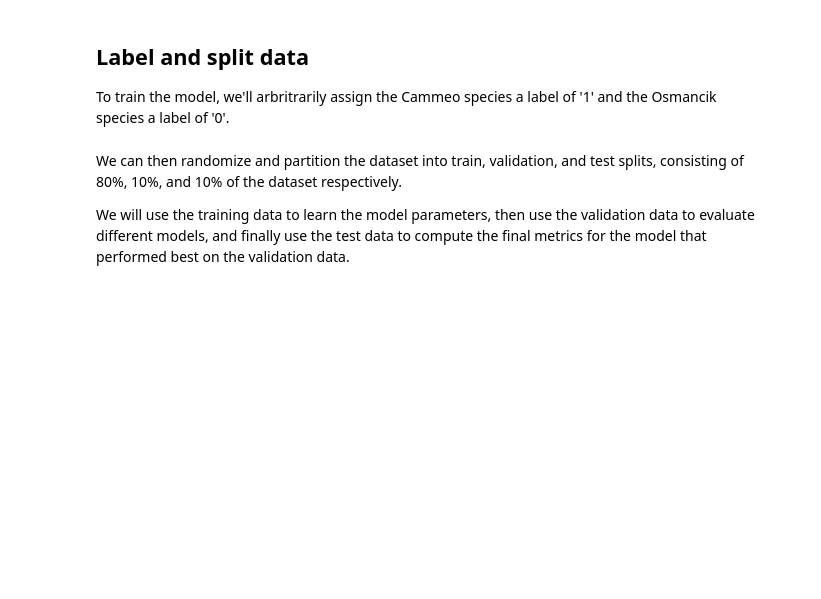
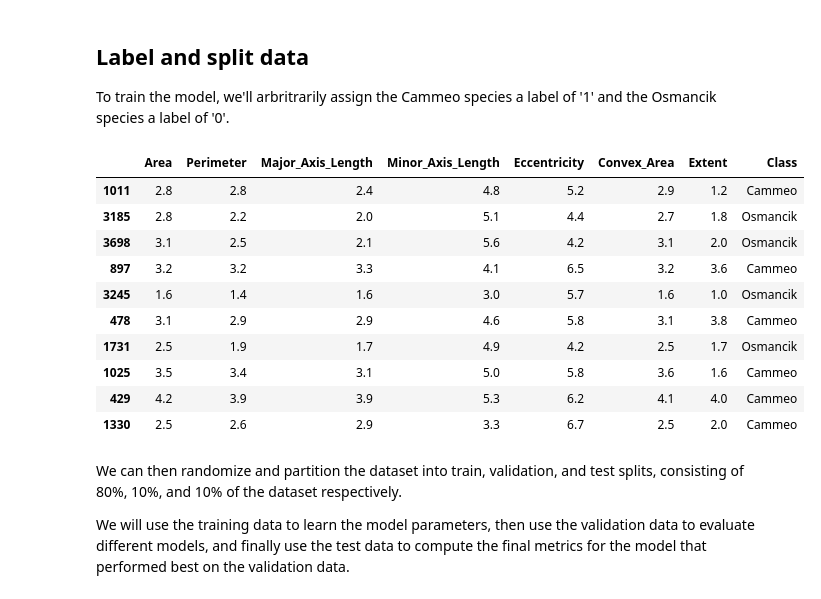
Before and after one commit to pipdaniels/binary-classifier-model, a Jupyter notebook: ml/cc/exercises/binary_classification_rice.ipynb, the cells around one changed output. Drawn from its saved outputs; the diff is of its cells as text; code cells hidden in the pictures; blank space fills up the shorter version.

```diff
--- a/ml/cc/exercises/binary_classification_rice.ipynb
+++ b/ml/cc/exercises/binary_classification_rice.ipynb
@@ -313,11 +313,28 @@ To train the model, we'll arbritrarily assign the Cammeo species a label of '1'
 # %%
 # Create a column setting the Cammeo label to '1' and the Osmancik label to '0'
 # then show 10 randomly selected rows.
 normalized_dataset['Class_Bool'] = (
     # Returns true if class is Cammeo, and false if class is Osmancik
     normalized_dataset['Class'] == 'Cammeo'
 ).astype(int)
 normalized_dataset.sample(10)
+
+normalized_dataset['Class_Bool'] = (
+    normalised_dataset['Class'] == 'Cameo'
+).astype(int)
+normalised_dataset.sample(10)
+# %% [output]
+|  | Area | Perimeter | Major_Axis_Length | Minor_Axis_Length | Eccentricity | Convex_Area | Extent | Class |
+| 1011 | 2.8 | 2.8 | 2.4 | 4.8 | 5.2 | 2.9 | 1.2 | Cammeo |
+| 3185 | 2.8 | 2.2 | 2.0 | 5.1 | 4.4 | 2.7 | 1.8 | Osmancik |
+| 3698 | 3.1 | 2.5 | 2.1 | 5.6 | 4.2 | 3.1 | 2.0 | Osmancik |
+| 897 | 3.2 | 3.2 | 3.3 | 4.1 | 6.5 | 3.2 | 3.6 | Cammeo |
+| 3245 | 1.6 | 1.4 | 1.6 | 3.0 | 5.7 | 1.6 | 1.0 | Osmancik |
+| 478 | 3.1 | 2.9 | 2.9 | 4.6 | 5.8 | 3.1 | 3.8 | Cammeo |
+| 1731 | 2.5 | 1.9 | 1.7 | 4.9 | 4.2 | 2.5 | 1.7 | Osmancik |
+| 1025 | 3.5 | 3.4 | 3.1 | 5.0 | 5.8 | 3.6 | 1.6 | Cammeo |
+| 429 | 4.2 | 3.9 | 3.9 | 5.3 | 6.2 | 4.1 | 4.0 | Cammeo |
+| 1330 | 2.5 | 2.6 | 2.9 | 3.3 | 6.7 | 2.5 | 2.0 | Cammeo |
 # %% [markdown]
 We can then randomize and partition the dataset into train, validation, and test splits, consisting of 80%, 10%, and 10% of the dataset respectively.
 
```
Also changed, not shown: parts of 9 cells of this notebook.
